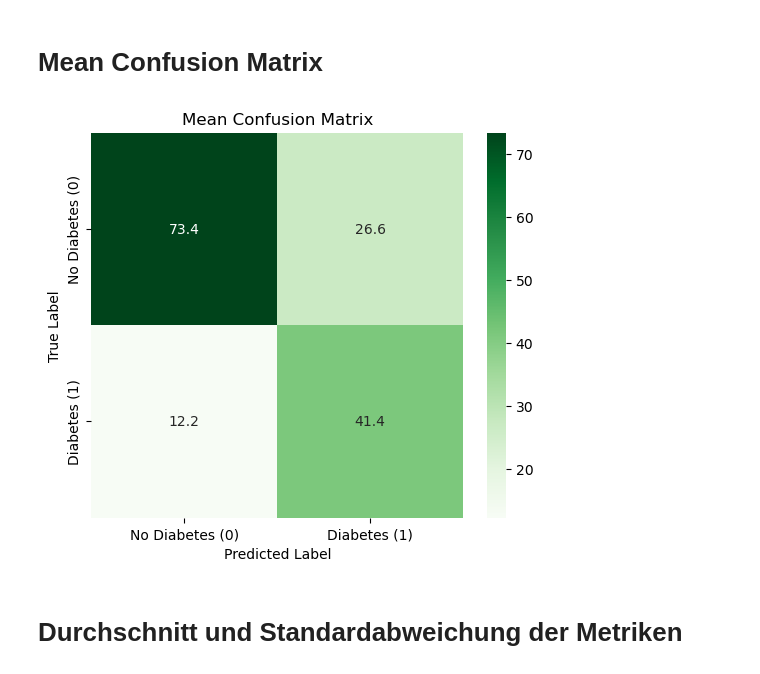
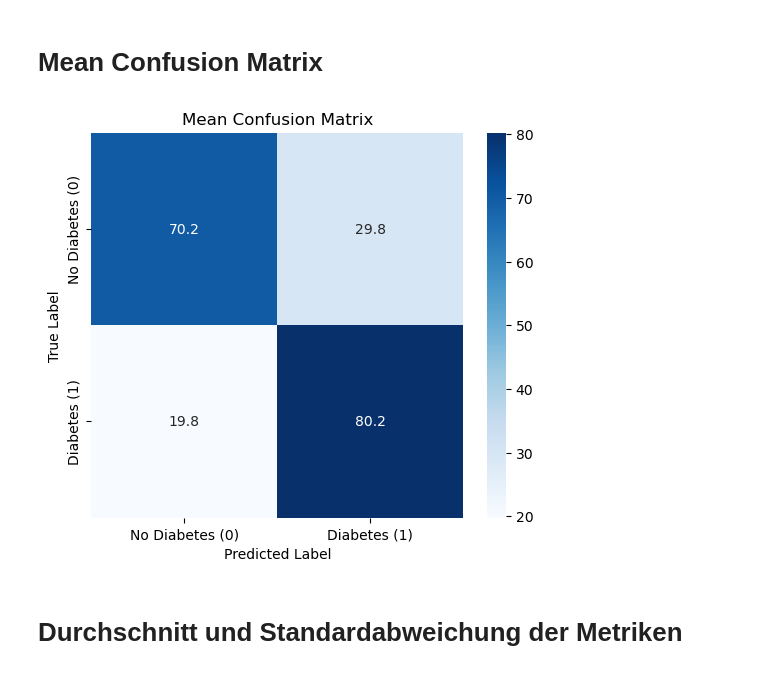
Before and after one commit to mettlrob/FoDS-Diabetes-Diagnosis, a Jupyter notebook: ML_Models/log_reg/log_reg.ipynb, the cells around one changed output. Saved outputs shown, nothing was run; the diff lists cells and outputs as text; code cells hidden in the pictures.

```diff
--- a/ML_Models/log_reg/log_reg.ipynb
+++ b/ML_Models/log_reg/log_reg.ipynb
@@ -29,10 +29,11 @@ skf = StratifiedKFold(n_splits=5, shuffle=True, random_state=0)
 # Parameter für Grid Search
 # %%
 param_grid = {
-    'C':      [0.01, 0.1, 1, 10, 100],   # Best Result = 1
+    #'C':      [0.01, 0.1, 1, 10, 100],   # Best Result = 1  ;  Später war 0.1 Bestes Resultat
     #'C':    [0.8, 0.9, 1, 1.1, 1,2],     # Best Result = 0.8
     #'C':    [0.5, 0.6, 0.7, 0.8, 0.9],  # Best Result = 0.8
     #'C':    [0.75, 0.775, 0.8, 0.825, 0.85],    # Best Result = 0.825
+    'C':    [0.05, 0.1, 0.15, 0.2, 0.25],        # Best Result = 0.1
     'penalty':['l1', 'l2'],
     'solver': ['liblinear'],  # liblinear unterstützt l1 und l2
 }
@@ -43,7 +44,8 @@ grid = GridSearchCV(
     estimator = LogisticRegression(class_weight='balanced', max_iter=1000),
     param_grid = param_grid,
     cv         = skf,
-    scoring    = 'roc_auc',
+    #scoring    = 'roc_auc',
+    scoring    = 'recall',
     n_jobs     = -1,        # alle CPUs nutzen
     verbose    = 1
 )
@@ -71,6 +74,8 @@ best_model = grid.best_estimator_
 # Metriken speichern
 precision_list = []
 recall_list = []
+specificity_list = []
+accuracy_list = []
 f1_list = []
 auc_list = []
 
@@ -96,12 +101,15 @@ for fold, (train_idx, test_idx) in enumerate(skf.split(X, y), 1):
     # Metriken berechnen
     precision_list.append(precision_score(y_test, y_pred))
     recall_list.append(recall_score(y_test, y_pred))
+    specificity_list.append(recall_score(y_test, y_pred, pos_label=0))
     f1_list.append(f1_score(y_test, y_pred))
+    accuracy_list.append(accuracy_score(y_test, y_pred))
     auc = roc_auc_score(y_test, y_proba)
     auc_list.append(auc)
 
     # Confusion Matrix berechnen
     cm = confusion_matrix(y_test, y_pred)
+
     conf_matrices.append(cm)
 
     # ROC-Kurve für jeden Fold
@@ -109,7 +117,7 @@ for fold, (train_idx, test_idx) in enumerate(skf.split(X, y), 1):
     tpr_interp = np.interp(mean_fpr, fpr, tpr)
     tprs.append(tpr_interp)
 
-    print(f"Fold {fold}: Precision={precision_list[-1]:.2f}, Recall={recall_list[-1]:.2f}, F1={f1_list[-1]:.2f}, AUC={auc:.2f}")
+    print(f"Fold {fold}: Precision={precision_list[-1]:.2f}, Recall={recall_list[-1]:.2f}, Specificity={specificity_list[-1]:.2f}, Accuracy={accuracy_list[-1]:.2f} F1={f1_list[-1]:.2f}, AUC={auc:.2f}")
 
     """
     #Show Confusion Matrix of each Fold
@@ -219,18 +227,20 @@ dtype: float64
 # Mean Confusion Matrix
 # %%
 # Mean Confusion Matrix berechnen und plotten
-mean_conf_matrix = np.mean(conf_matrices, axis=0)
+mean_conf_matrix = np.mean(conf_matrices, axis=0) # absolute Mean Werte
+
+mean_conf_matrix = mean_conf_matrix / mean_conf_matrix.sum(axis=1, keepdims=True) * 100  # Macht aus absoluten relative Werte für Confusion Matrix
 
 plt.figure(figsize=(6, 5))
-sns.heatmap(mean_conf_matrix, annot=True, fmt=".1f", cmap="Greens",
+sns.heatmap(mean_conf_matrix, annot=True, fmt=".1f", cmap="Blues",
             xticklabels=["No Diabetes (0)", "Diabetes (1)"],
             yticklabels=["No Diabetes (0)", "Diabetes (1)"])
 plt.xlabel('Predicted Label')
 plt.ylabel('True Label')
 plt.title('Mean Confusion Matrix')
 plt.show()
 # %% [output]
-[figure, old version]
+[figure, new version]
 # %% [markdown]
 # Durchschnitt und Standardabweichung der Metriken
 # %%
```
Also changed, not shown: parts of 7 cells of this notebook.
